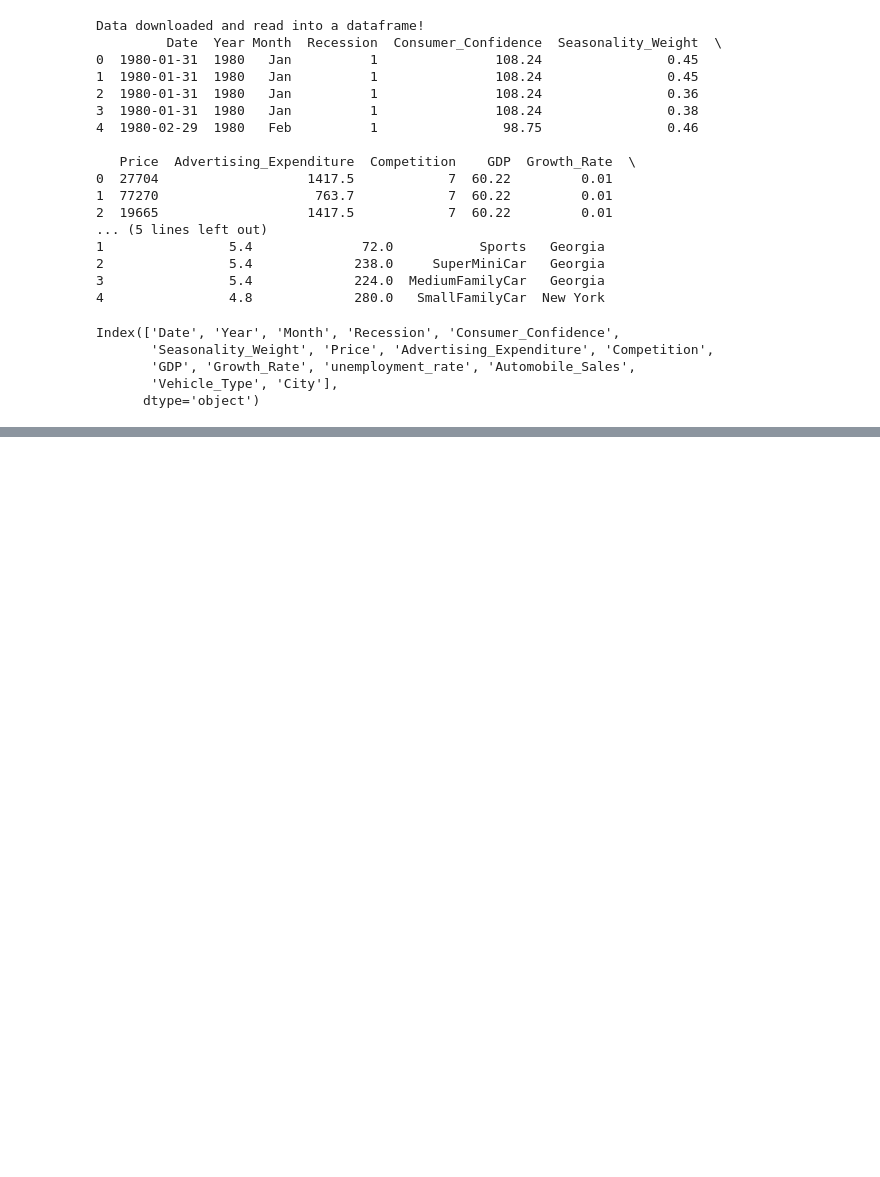
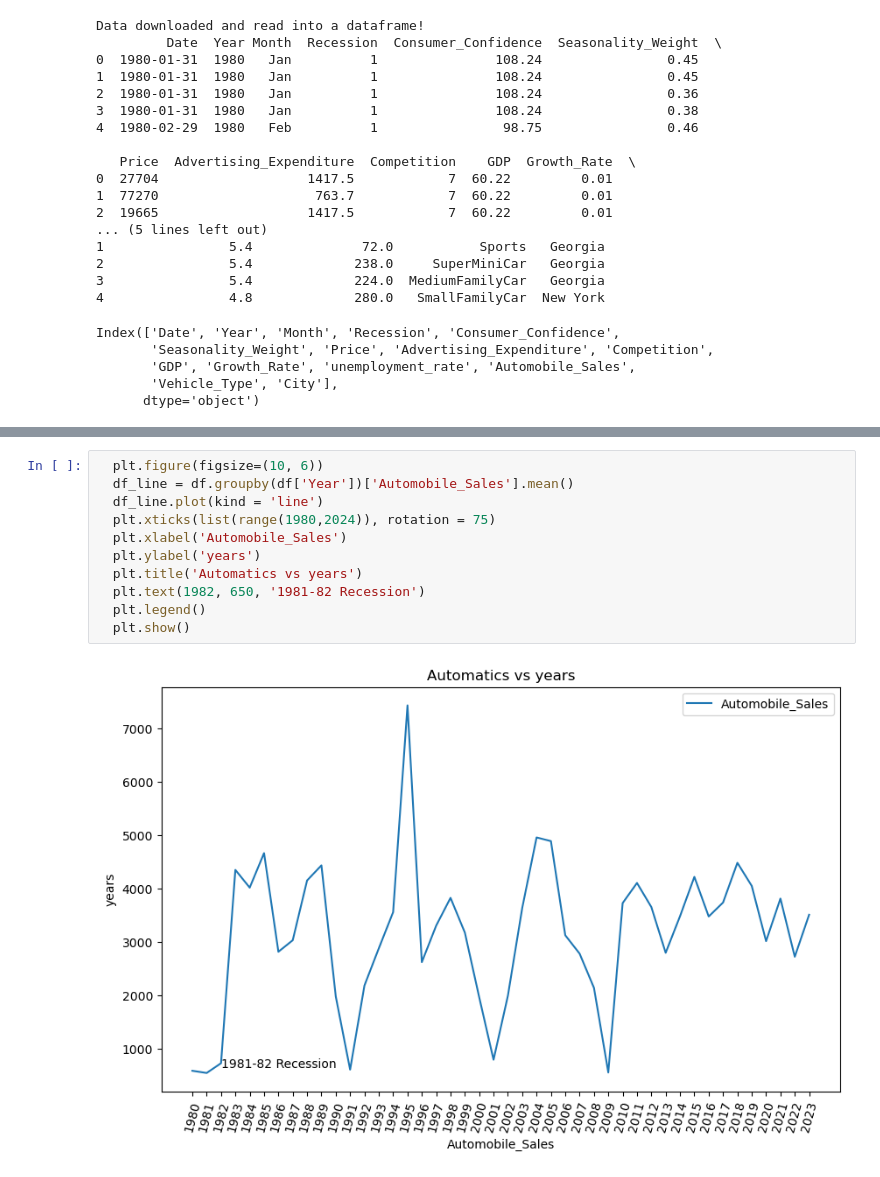
Before and after one commit to CyberWol-12/Data_Visualization_with_Python, a Jupyter notebook: data_visualizataion_with_python/major_project2.ipynb, the cells around one changed output, grey strips where cells are left out. Drawn from its saved outputs; the diff is of its cells as text; blank space fills up the shorter version.

```diff
--- a/data_visualizataion_with_python/major_project2.ipynb
+++ b/data_visualizataion_with_python/major_project2.ipynb
@@ -45,0 +60,13 @@ Index(['Date', 'Year', 'Month', 'Recession', 'Consumer_Confidence',
+# %%
+  plt.figure(figsize=(10, 6))
+  df_line = df.groupby(df['Year'])['Automobile_Sales'].mean()
+  df_line.plot(kind = 'line')
+  plt.xticks(list(range(1980,2024)), rotation = 75)
+  plt.xlabel('Automobile_Sales')
+  plt.ylabel('years')
+  plt.title('Automatics vs years')
+  plt.text(1982, 650, '1981-82 Recession')
+  plt.legend()
+  plt.show()
+# %% [output]
+[figure, added]
```
Also changed, not shown: parts of 5 cells of this notebook, 1 other file.
